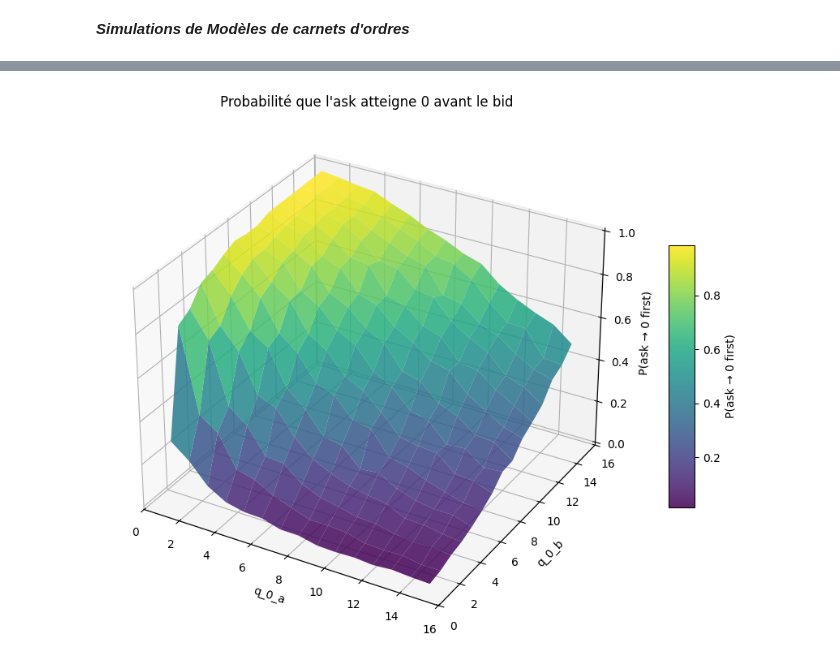
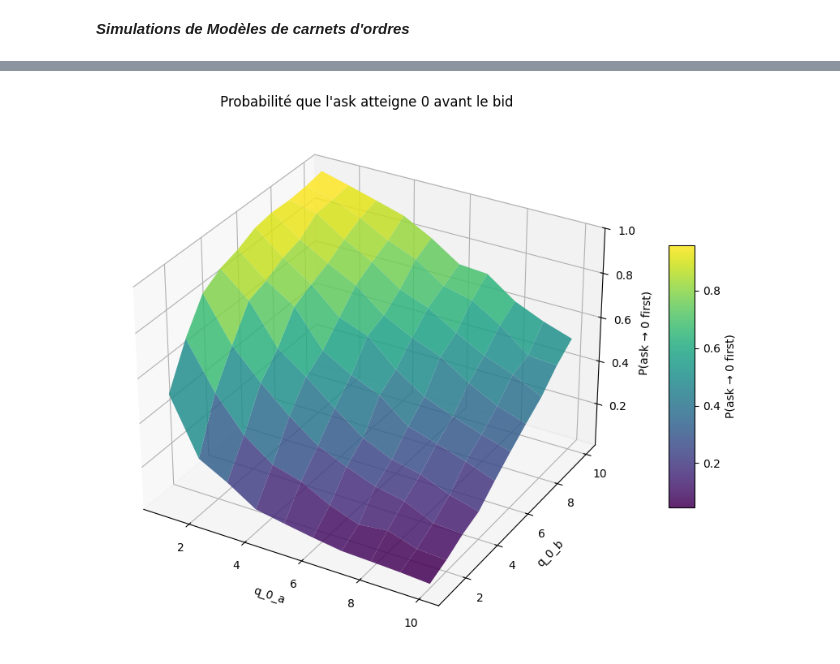
Before and after one commit to anassettahiri2004/Carnet-d-ordres-SNA, a Jupyter notebook: carnet_d_ordres.ipynb, the cells around one changed output, grey strips where cells are left out. Saved outputs shown, nothing was run; the diff lists cells and outputs as text; code cells hidden in the pictures.

```diff
--- a/carnet_d_ordres.ipynb
+++ b/carnet_d_ordres.ipynb
@@ -259,8 +241,8 @@ stopping_time_distribution_brownian(LAMBDA_PLUS - LAMBDA_MINUS, LAMBDA_PLUS + LA
 def probability_of_asking_price_reaching_zero_before_bid(lambda_plus, lambda_minus, q_0_a=Q_0_A, q_0_b=Q_0_B, num_simulations=1000):
     count_ask_zero_first = 0
     for _ in range(num_simulations):
-        _, q_b_values, _, q_a_values = simulate_poisson_process_until_zero(lambda_plus, lambda_minus, q_0_a=q_0_a, q_0_b=q_0_b)
-        if q_a_values[-1] == 0 and q_b_values[-1] > 0:
+        times_b, _, times_a, _ = simulate_poisson_process_until_zero(lambda_plus, lambda_minus, q_0_a=q_0_a, q_0_b=q_0_b)
+        if times_a[-1] < times_b[-1]:
             count_ask_zero_first += 1
     probability = count_ask_zero_first / num_simulations
     return probability
@@ -291,9 +273,9 @@ def plot_proba_as_a_function_of_initial_conditions(lambda_plus, lambda_minus, nu
     plt.tight_layout()
     plt.show()
 # %%
-plot_proba_as_a_function_of_initial_conditions(LAMBDA_PLUS, LAMBDA_MINUS, num_simulations=1000, q_max=15)
+plot_proba_as_a_function_of_initial_conditions(LAMBDA_PLUS, LAMBDA_MINUS, num_simulations=1000, q_max=10)
 # %% [output]
-[figure, old version]
+[figure, new version]
 # %%
 def determine_lambda_minus_stationarity(mu_minus, alpha, beta, lambda_plus=LAMBDA_PLUS):
     return (mu_minus * beta - lambda_plus * alpha) / (beta - alpha)
```
Also changed, not shown: parts of 16 cells of this notebook.
